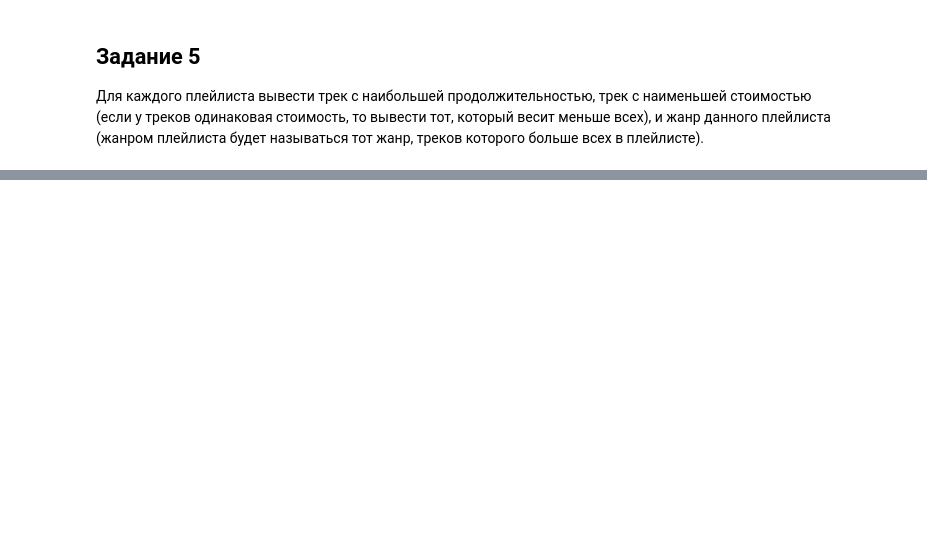
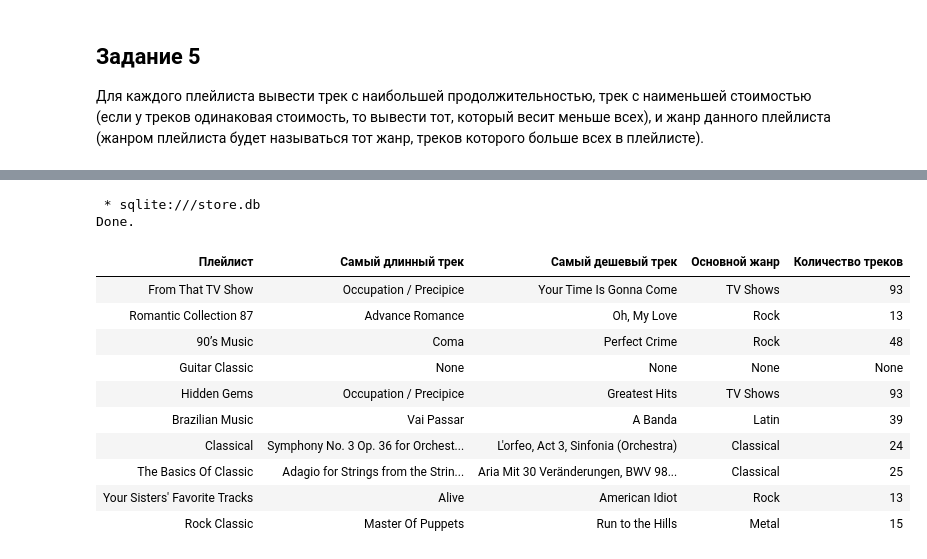
Before and after one commit to DianaR07/programming_tasks, a Jupyter notebook: Лабораторные/Лабораторная 5.ipynb, the cells around one changed output, grey strips where cells are left out. Saved outputs shown, nothing was run; the diff lists cells and outputs as text; code cells hidden in the pictures; blank space fills up the shorter version.

```diff
--- a/Лабораторные/Лабораторная 5.ipynb
+++ b/Лабораторные/Лабораторная 5.ipynb
@@ -271,0 +219,66 @@ Done.
+# %%
+%%sql
+WITH LongestTracks AS (
+    SELECT
+        p.PlaylistId,
+        t.Name as LongestTrack,
+        ROW_NUMBER() OVER (
+            PARTITION BY p.PlaylistId
+            ORDER BY t.Milliseconds DESC
+        ) as rn
+    FROM playlists p
+    JOIN playlist_track pt ON p.PlaylistId = pt.PlaylistId
+    JOIN tracks t ON pt.TrackId = t.TrackId
+),
+CheapestTracks AS (
+    SELECT
+        p.PlaylistId,
+        t.Name as CheapestTrack,
+        ROW_NUMBER() OVER (
+            PARTITION BY p.PlaylistId
+            ORDER BY t.UnitPrice ASC, t.Bytes ASC
+        ) as rn
+    FROM playlists p
+    JOIN playlist_track pt ON p.PlaylistId = pt.PlaylistId
+    JOIN tracks t ON pt.TrackId = t.TrackId
+),
+MainGenres AS (
+    SELECT
+        p.PlaylistId,
+        g.Name as MainGenre,
+        COUNT(*) as GenreCount,
+        ROW_NUMBER() OVER (
+            PARTITION BY p.PlaylistId
+            ORDER BY COUNT(*) DESC
+        ) as rn
+    FROM playlists p
+    JOIN playlist_track pt ON p.PlaylistId = pt.PlaylistId
+    JOIN tracks t ON pt.TrackId = t.TrackId
+    JOIN genres g ON t.GenreId = g.GenreId
+    GROUP BY p.PlaylistId, g.GenreId, g.Name
+)
+SELECT
+    p.Name as "Плейлист",
+    lt.LongestTrack as "Самый длинный трек",
+    ct.CheapestTrack as "Самый дешевый трек",
+    mg.MainGenre as "Основной жанр",
+    mg.GenreCount as "Количество треков"
+FROM playlists p
+LEFT JOIN LongestTracks lt ON p.PlaylistId = lt.PlaylistId AND lt.rn = 1
+LEFT JOIN CheapestTracks ct ON p.PlaylistId = ct.PlaylistId AND ct.rn = 1
+LEFT JOIN MainGenres mg ON p.PlaylistId = mg.PlaylistId AND mg.rn = 1
+ORDER BY p.PlaylistId;
+# %% [output]
+ * sqlite:///store.db
+Done.
+| Плейлист | Самый длинный трек | Самый дешевый трек | Основной жанр | Количество треков |
+| From That TV Show | Occupation / Precipice | Your Time Is Gonna Come | TV Shows | 93 |
+| Romantic Collection 87 | Advance Romance | Oh, My Love | Rock | 13 |
+| 90’s Music | Coma | Perfect Crime | Rock | 48 |
+| Guitar Classic | None | None | None | None |
+| Hidden Gems | Occupation / Precipice | Greatest Hits | TV Shows | 93 |
+| Brazilian Music | Vai Passar | A Banda | Latin | 39 |
+| Classical | Symphony No. 3 Op. 36 for Orchest... | L'orfeo, Act 3, Sinfonia (Orchestra) | Classical | 24 |
+| The Basics Of Classic | Adagio for Strings from the Strin... | Aria Mit 30 Veränderungen, BWV 98... | Classical | 25 |
+| Your Sisters' Favorite Tracks | Alive | American Idiot | Rock | 13 |
+| Rock Classic | Master Of Puppets | Run to the Hills | Metal | 15 |
```
Also changed, not shown: parts of 4 cells of this notebook.
